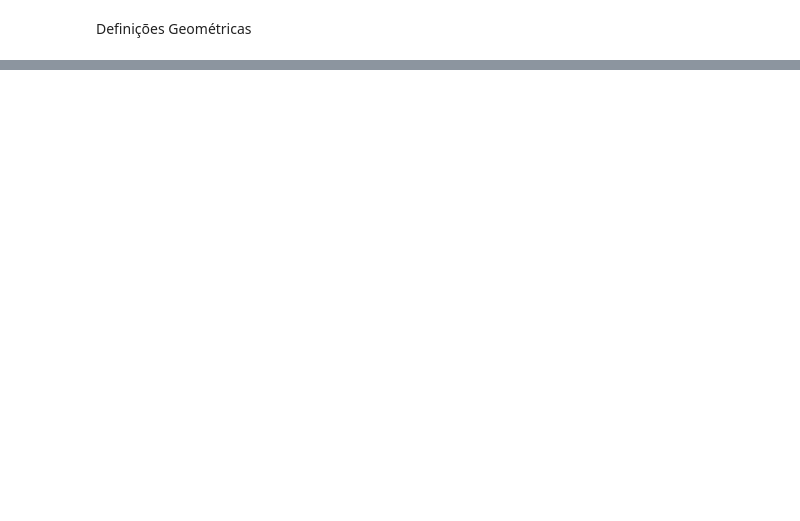
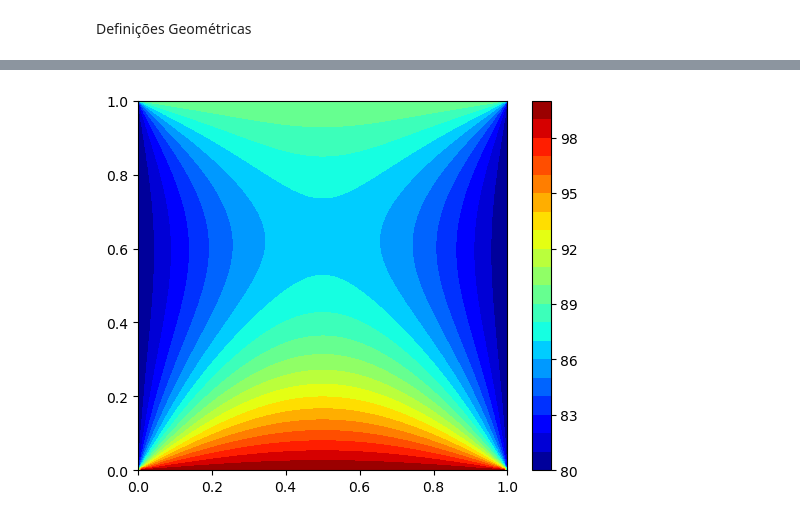
Before and after one commit to ThyCap/TCC, a Jupyter notebook: Permanent_2D_FEM.ipynb, the cells around one changed output, grey strips where cells are left out. Saved outputs shown, nothing was run; the diff lists cells and outputs as text; code cells hidden in the pictures; blank space fills up the shorter version.

```diff
--- a/Permanent_2D_FEM.ipynb
+++ b/Permanent_2D_FEM.ipynb
@@ -26,0 +167,11 @@ Y = np.reshape(Yv, Npoints)
+# %%
+rho = 1
+cv = 1
+alpha = 1
+
+Q = -4*rho*cv
+# %%
+qvec = np.full(Npoints, Q/(rho*cv))
+
+A = (alpha*K).copy()
+b = M@qvec
@@ -26,0 +211,5 @@ Y = np.reshape(Yv, Npoints)
+# %%
+A_inv = np.linalg.inv(A)
+# %%
+T_vec = A_inv@b
+T_mat = np.reshape(A_inv@b, (Nx, Ny))
@@ -26,0 +218,14 @@ Y = np.reshape(Yv, Npoints)
+# %%
+# For graphical purposes
+Tmin = min(T_vec)
+Tmax = max(T_vec)
+
+# Temperature contourplot
+ax = plt.axes()
+ax.set_aspect('equal')
+# ax.triplot(triang,'k.', markersize = 2)
+surf = ax.tricontourf(triang,T_vec,cmap='jet', levels = np.linspace(Tmin, Tmax, 21))
+plt.colorbar(surf)
+plt.show()
+# %% [output]
+[figure, added]
```
Also changed, not shown: parts of 28 cells of this notebook, 2 other files.
